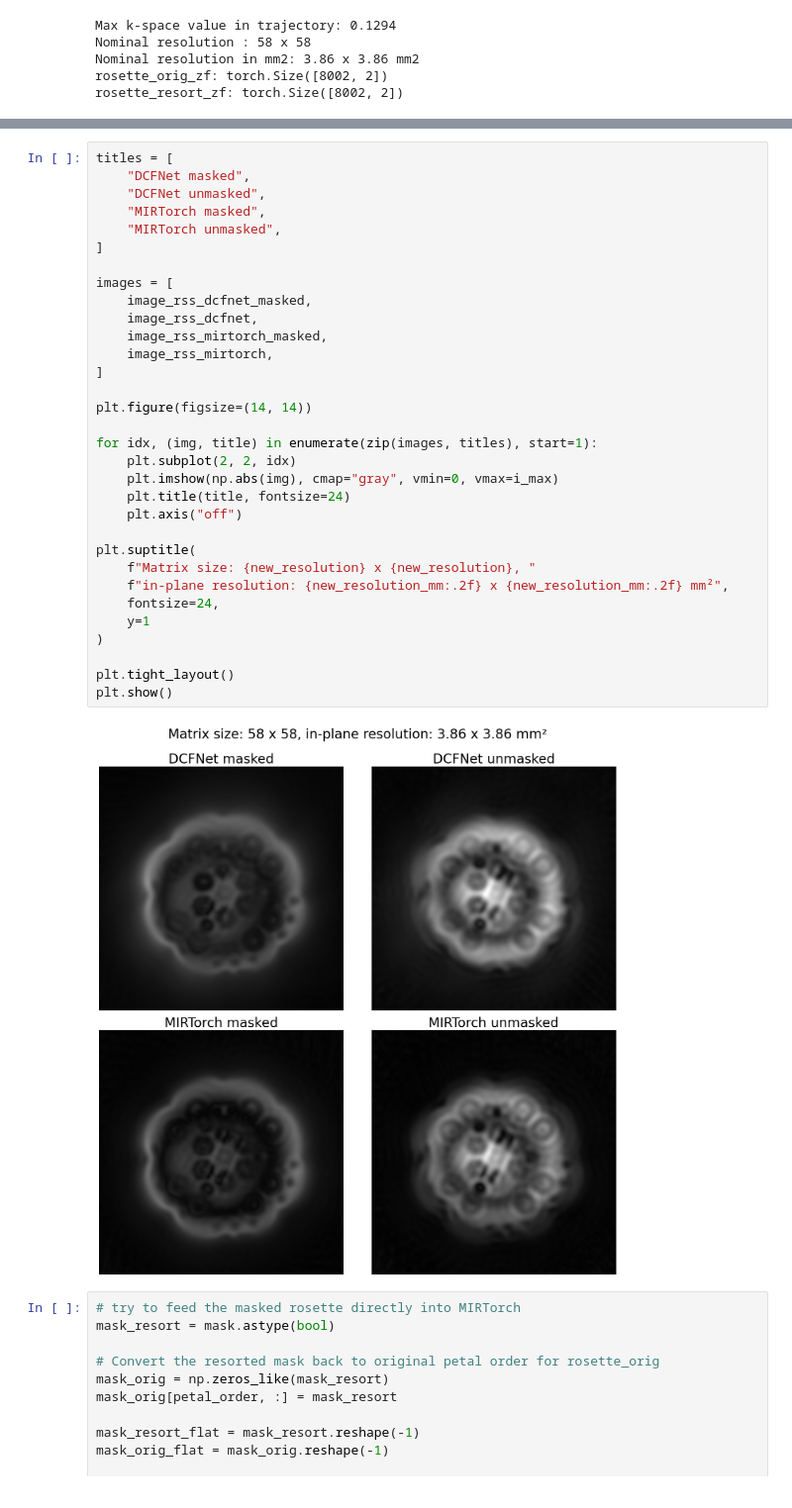
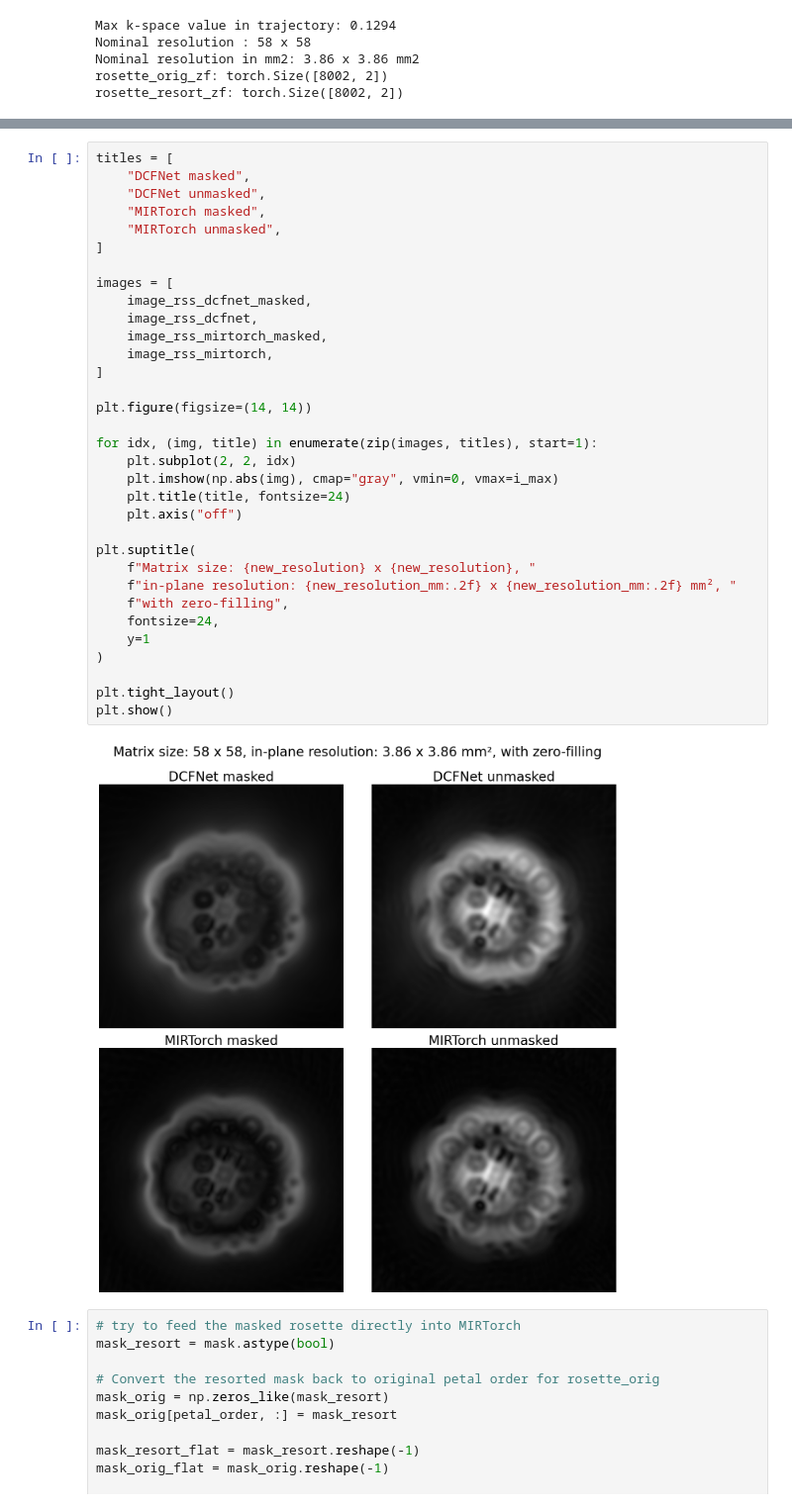
Before and after one commit to frank-roesler/MR_Trajectory_Fit, a Jupyter notebook: recon512_zerofilling.ipynb, the cells around one changed output, grey strips where cells are left out. Shown at 99% size. Cells and saved outputs as stored; diff of their text form.

```diff
--- a/recon512_zerofilling.ipynb
+++ b/recon512_zerofilling.ipynb
@@ -456,35 +474,36 @@ titles = [
     "DCFNet masked",
     "DCFNet unmasked",
     "MIRTorch masked",
     "MIRTorch unmasked",
 ]
 
 images = [
     image_rss_dcfnet_masked,
     image_rss_dcfnet,
     image_rss_mirtorch_masked,
     image_rss_mirtorch,
 ]
 
 plt.figure(figsize=(14, 14))
 
 for idx, (img, title) in enumerate(zip(images, titles), start=1):
     plt.subplot(2, 2, idx)
     plt.imshow(np.abs(img), cmap="gray", vmin=0, vmax=i_max)
     plt.title(title, fontsize=24)
     plt.axis("off")
 
 plt.suptitle(
     f"Matrix size: {new_resolution} x {new_resolution}, "
-    f"in-plane resolution: {new_resolution_mm:.2f} x {new_resolution_mm:.2f} mm²",
+    f"in-plane resolution: {new_resolution_mm:.2f} x {new_resolution_mm:.2f} mm², "
+    f"with zero-filling",
     fontsize=24,
     y=1
 )
 
 plt.tight_layout()
 plt.show()
 # %% [output]
-[figure, old version]
+[figure, new version]
 # %%
 # try to feed the masked rosette directly into MIRTorch
 mask_resort = mask.astype(bool)
```
Also changed, not shown: parts of 8 cells of this notebook, 2 other files.
